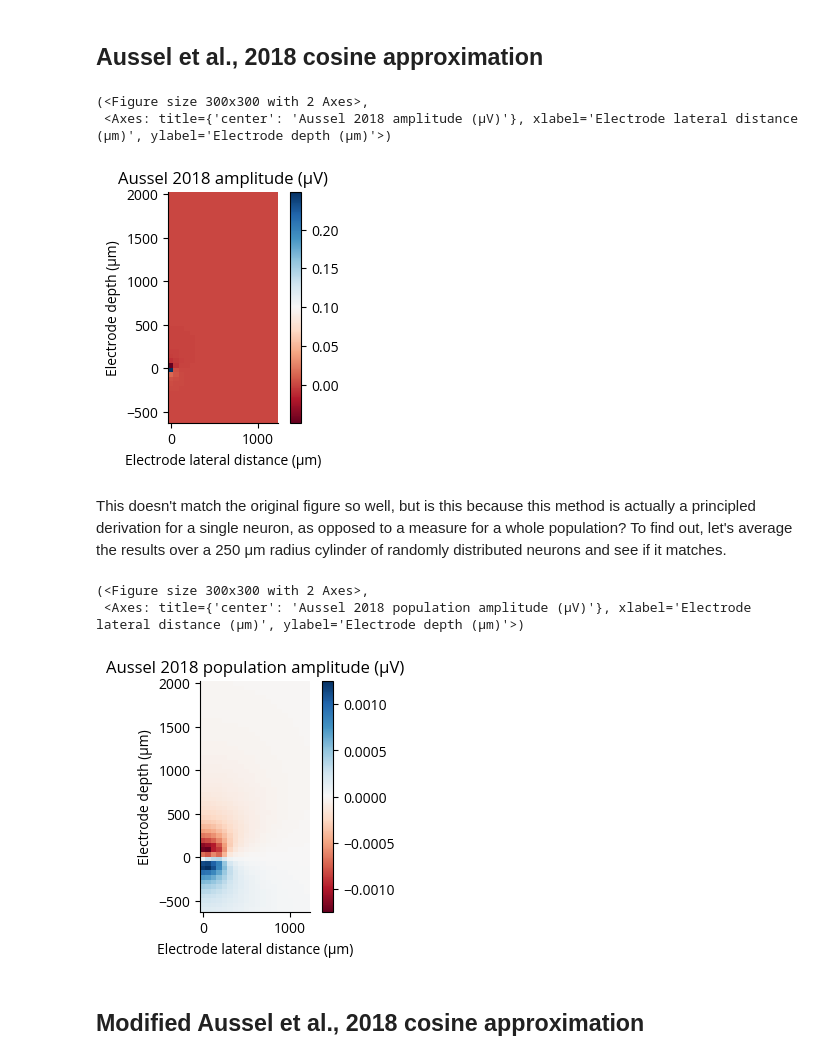
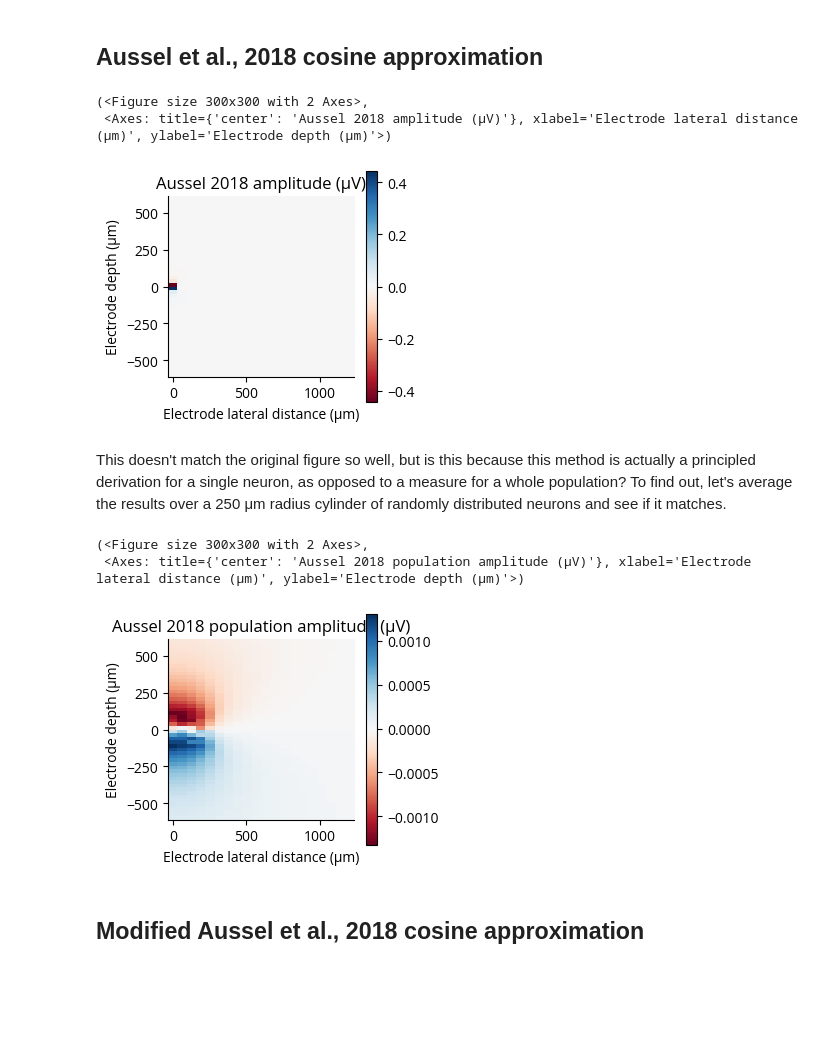
Before and after one commit to Sensory-Information-Processing-Lab/tklfp, a Jupyter notebook: notebooks/amplitude_comparison.ipynb, the cells around one changed output. Drawn from its saved outputs; the diff is of its cells as text; code cells hidden in the pictures; blank space fills up the shorter version.

Commit message:
finish amplitude

```diff
--- a/notebooks/amplitude_comparison.ipynb
+++ b/notebooks/amplitude_comparison.ipynb
@@ -42,7 +42,7 @@ ax.set(
 # %%
 rng = np.random.default_rng()
 
-d = np.linspace(-600, 2000, 50, endpoint=True)
+d = np.linspace(-600, 600, 50, endpoint=True)
 # d = np.linspace(-400, 400, 50, endpoint=True)
 # d = np.linspace(-400, 400, 33, endpoint=True)
 r = np.linspace(0, 1200, 20, endpoint=True)
@@ -62,12 +62,12 @@ extent = [
 # %% [markdown]
 ## Aussel et al., 2018 cosine approximation
 # %%
-f_aussel = wslfp.amplitude.aussel18(rr, dd)
-wslfp.amplitude.plot_amp(f_aussel, title="Aussel 2018 amplitude (μV)", extent=extent)
+f_aussel = wslfp.aussel18(rr, dd)
+wslfp.plot_amp(f_aussel, title="Aussel 2018 amplitude (μV)", extent=extent)
 # %% [output]
 (<Figure size 300x300 with 2 Axes>,
  <Axes: title={'center': 'Aussel 2018 amplitude (μV)'}, xlabel='Electrode lateral distance (μm)', ylabel='Electrode depth (μm)'>)
-[figure, old version]
+[figure, new version]
 # %% [markdown]
 This doesn't match the original figure so well, but is this because this method is actually a principled derivation for a single neuron, as opposed to a measure for a whole population?
 To find out, let's average the results over a 250 μm radius cylinder of randomly distributed neurons and see if it matches.
@@ -89,14 +89,14 @@ rr_pop = np.sqrt(
     + (rr_neurons * np.sin(theta_neurons)) ** 2
 )
 
-f_aussel_pop = wslfp.amplitude.aussel18(rr_pop, dd_pop, L_pop).mean(axis=2)
+f_aussel_pop = wslfp.aussel18(rr_pop, dd_pop, L_pop).mean(axis=2)
 wslfp.amplitude.plot_amp(
     f_aussel_pop, title="Aussel 2018 population amplitude (μV)", extent=extent
 )
 # %% [output]
 (<Figure size 300x300 with 2 Axes>,
  <Axes: title={'center': 'Aussel 2018 population amplitude (μV)'}, xlabel='Electrode lateral distance (μm)', ylabel='Electrode depth (μm)'>)
-[figure, old version]
+[figure, new version]
 # %% [markdown]
 ## Modified Aussel et al., 2018 cosine approximation
 # %%
```
Also changed, not shown: parts of 18 cells of this notebook, 5 other files.
